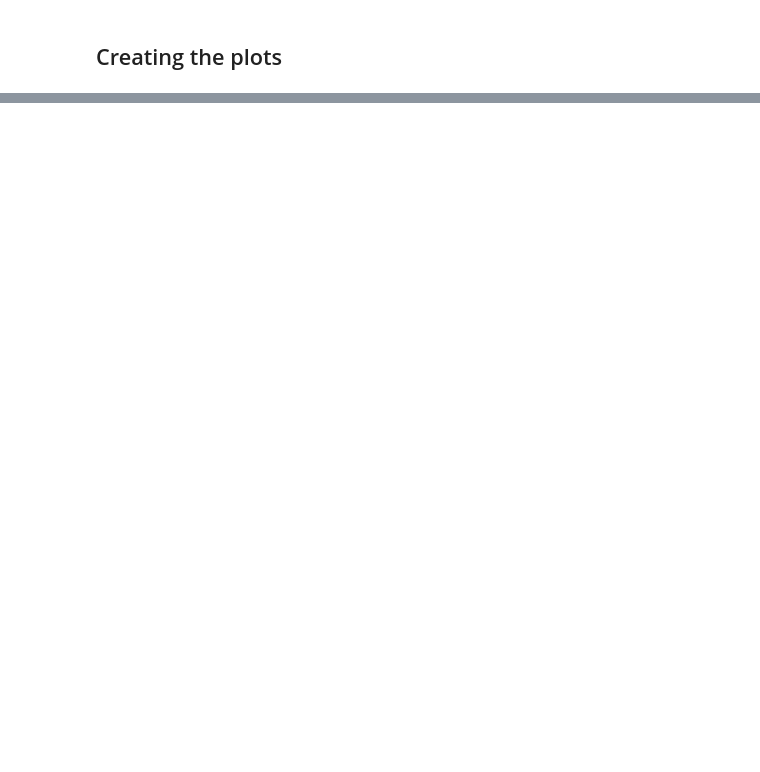
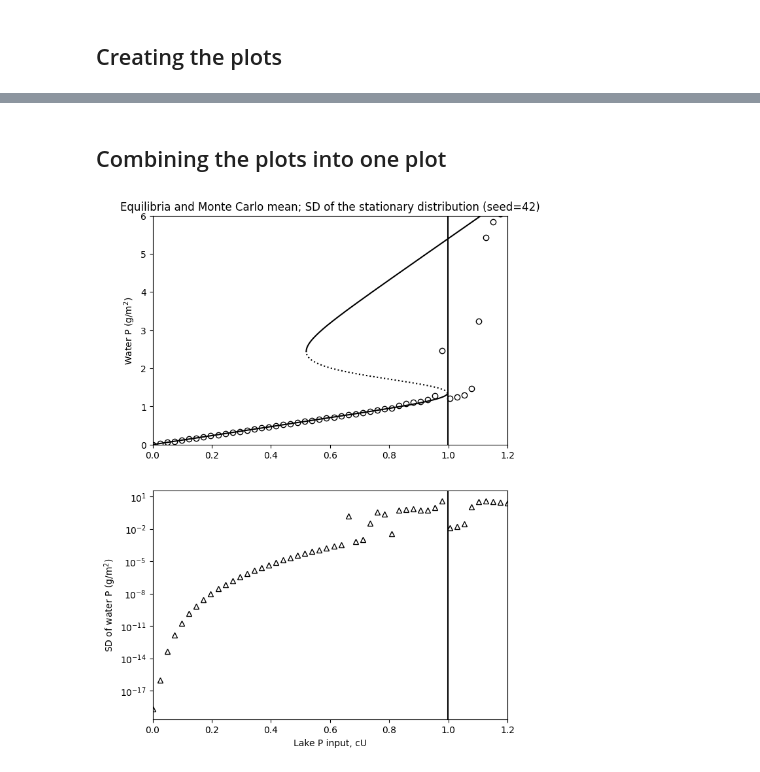
Before and after one commit to DitmerdH/Complex_systems_assignment2, a Jupyter notebook: Assignment2_CS.ipynb, the cells around one changed output, grey strips where cells are left out. Saved outputs shown, nothing was run; the diff lists cells and outputs as text; code cells hidden in the pictures; blank space fills up the shorter version.

```diff
--- a/Assignment2_CS.ipynb
+++ b/Assignment2_CS.ipynb
@@ -250,0 +268,55 @@ plt.show()
+# %% [markdown]
+## Combining the plots into one plot
+# %%
+# Plot of figure 2a and 2b together for seed = 42
+seed = 42
+
+# Plotting the figure underneath each other, with the line overlapping both graphs
+plt.figure(figsize=(7, 10))
+
+# Figure 2a
+plt.subplot(2, 1, 1)
+plt.plot(
+    np.where(stable, P_input, np.nan),
+    np.where(stable, X, np.nan),
+    "k-"
+)
+plt.plot(
+    P_input[~stable],
+    X[~stable],
+    "k:"
+)
+plt.plot(
+    P_values,
+    means[seed],
+    "ko",
+    markerfacecolor="none"
+)
+plt.axvline(
+    P_upper,
+    color="k"
+)
+plt.xlim(0, 1.2)
+plt.ylim(0, 6)
+plt.ylabel("Water P (g/m$^2$)")
+plt.title(f"Equilibria and Monte Carlo mean; SD of the stationary distribution (seed={seed})")
+
+# Figure 2b
+plt.subplot(2, 1, 2)
+plt.semilogy(
+    P_values,
+    sds[seed],
+    "k^",
+    markerfacecolor="none"
+)
+plt.axvline(
+    P_upper,
+    color="k"
+)
+plt.xlim(0, 1.2)
+plt.xlabel("Lake P input, cU")
+plt.ylabel("SD of water P (g/m$^2$)")
+
+plt.show()
+# %% [output]
+[figure, added]
```
Also changed, not shown: parts of 6 cells of this notebook.
